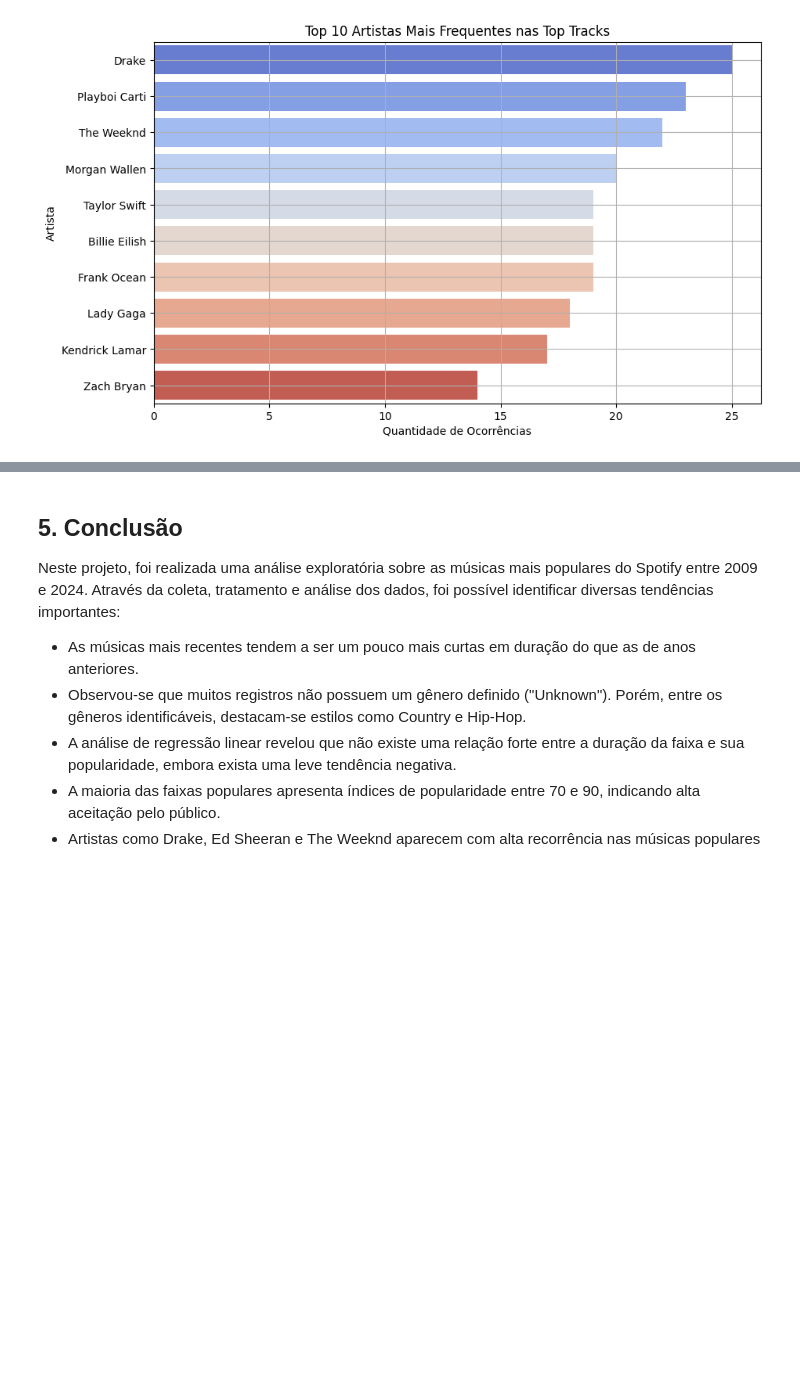
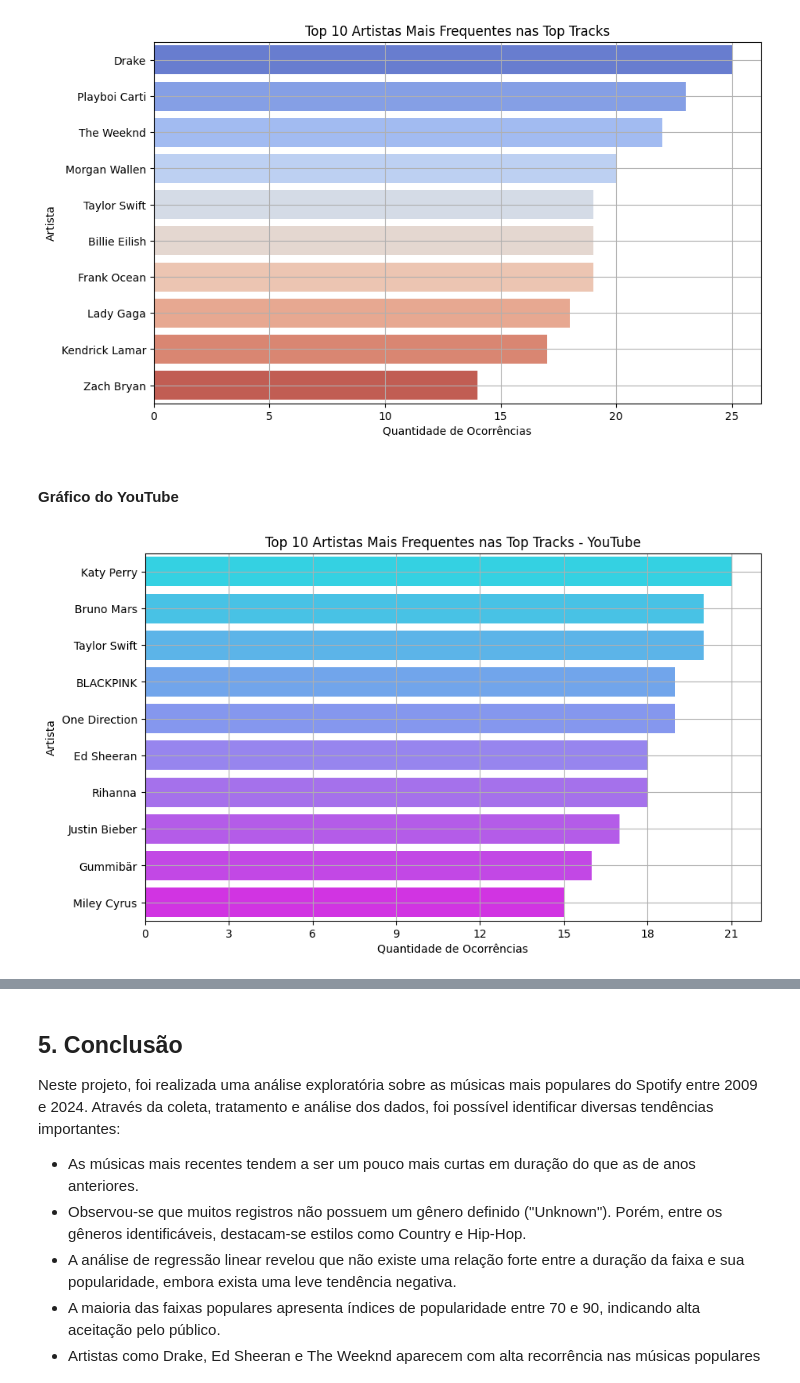
Before and after one commit to laberttt/Music-Data-Analytics, a Jupyter notebook: presentation.ipynb, the cells around one changed output, grey strips where cells are left out. Saved outputs shown, nothing was run; the diff lists cells and outputs as text; code cells hidden in the pictures; blank space fills up the shorter version.

```diff
--- a/presentation.ipynb
+++ b/presentation.ipynb
@@ -305,6 +359,24 @@ plt.grid()
 plt.show()
 # %% [output]
 [figure]
+# %% [markdown]
+<h4>Gráfico do YouTube</h4>
+# %%
+# Artistas mais frequentes no YouTube
+artist_freq_youtube = df_youtube['Artist'].value_counts().head(10).astype(int)
+
+plt.figure(figsize=(10,6))
+sns.barplot(x=artist_freq_youtube.values, y=artist_freq_youtube.index, palette='cool')
+plt.title('Top 10 Artistas Mais Frequentes nas Top Tracks - YouTube')
+plt.xlabel('Quantidade de Ocorrências')
+plt.ylabel('Artista')
+
+from matplotlib.ticker import MaxNLocator
+plt.gca().xaxis.set_major_locator(MaxNLocator(integer=True))
+plt.grid()
+plt.show()
+# %% [output]
+[figure, added]
 # %% [markdown]
 <h5>Análise:</h5>
 
```
Also changed, not shown: parts of 17 cells of this notebook.
